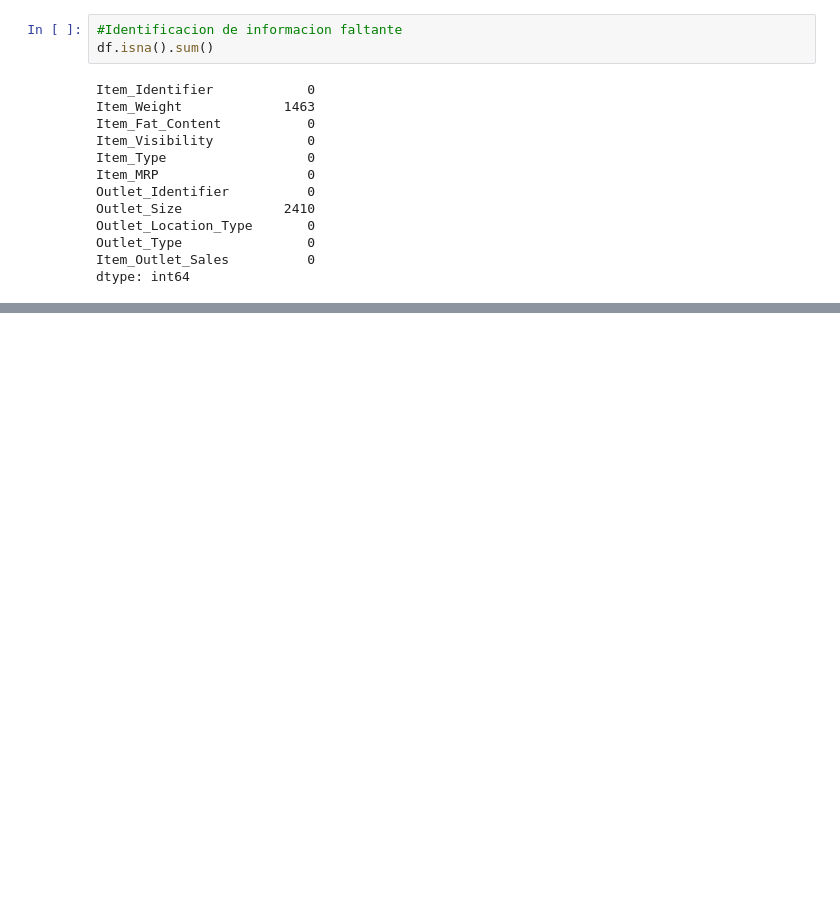
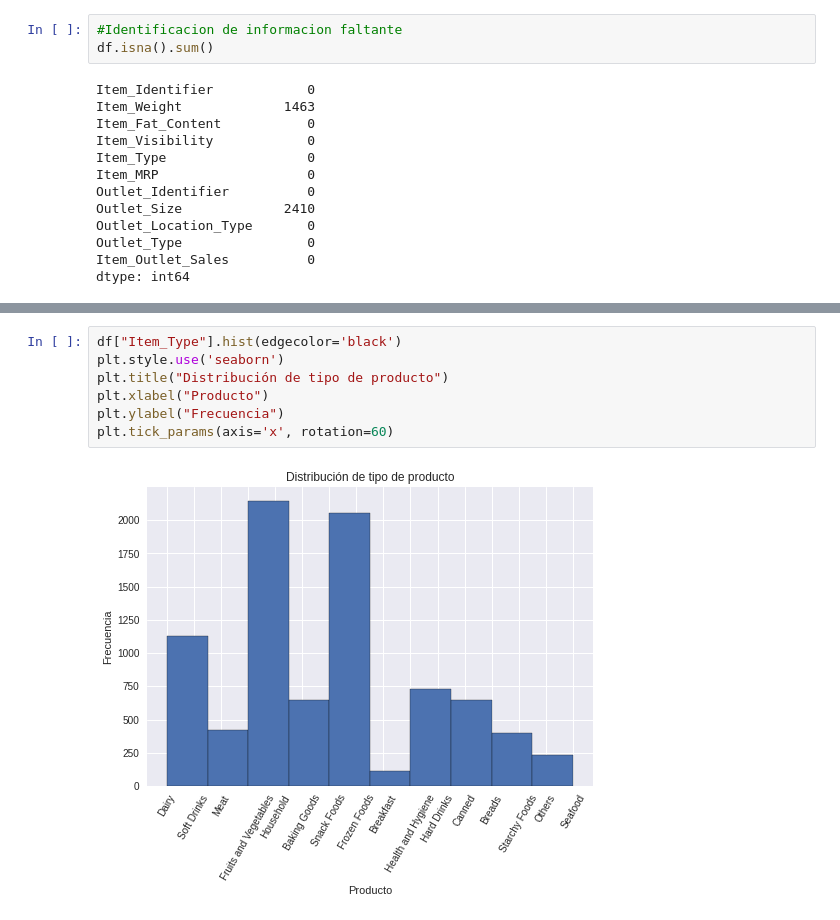
Before and after one commit to SebasVasconez/sales-predictions, a Jupyter notebook: sales_prediction.ipynb, the cells around one changed output, grey strips where cells are left out. Cells and saved outputs as stored; diff of their text form; blank space fills up the shorter version.

```diff
--- a/sales_prediction.ipynb
+++ b/sales_prediction.ipynb
@@ -203,0 +226,9 @@ dtype: int64
+# %%
+df["Item_Type"].hist(edgecolor='black')
+plt.style.use('seaborn')
+plt.title("Distribución de tipo de producto")
+plt.xlabel("Producto")
+plt.ylabel("Frecuencia")
+plt.tick_params(axis='x', rotation=60)
+# %% [output]
+[figure, added]
```
Also changed, not shown: parts of 8 cells of this notebook.
